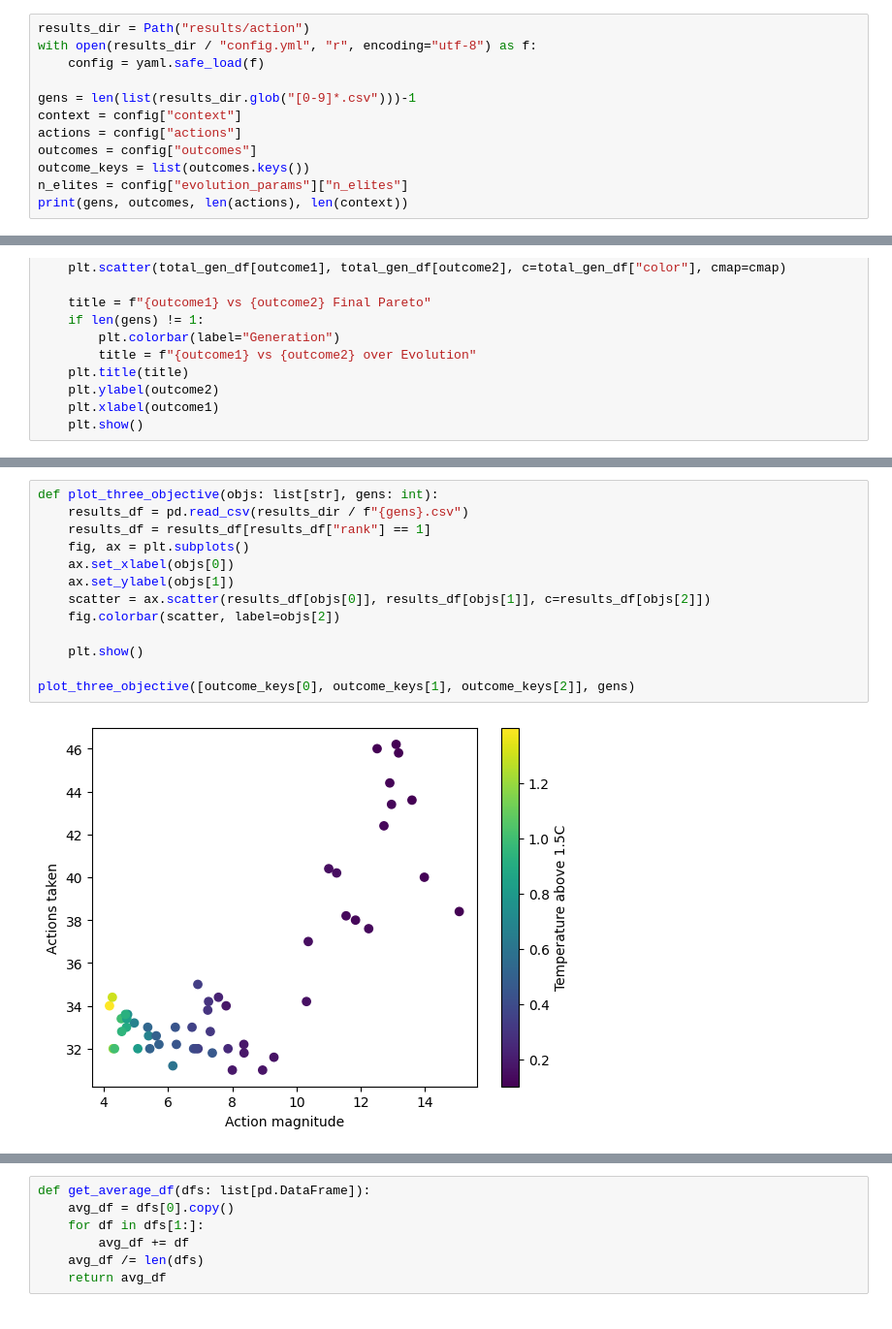
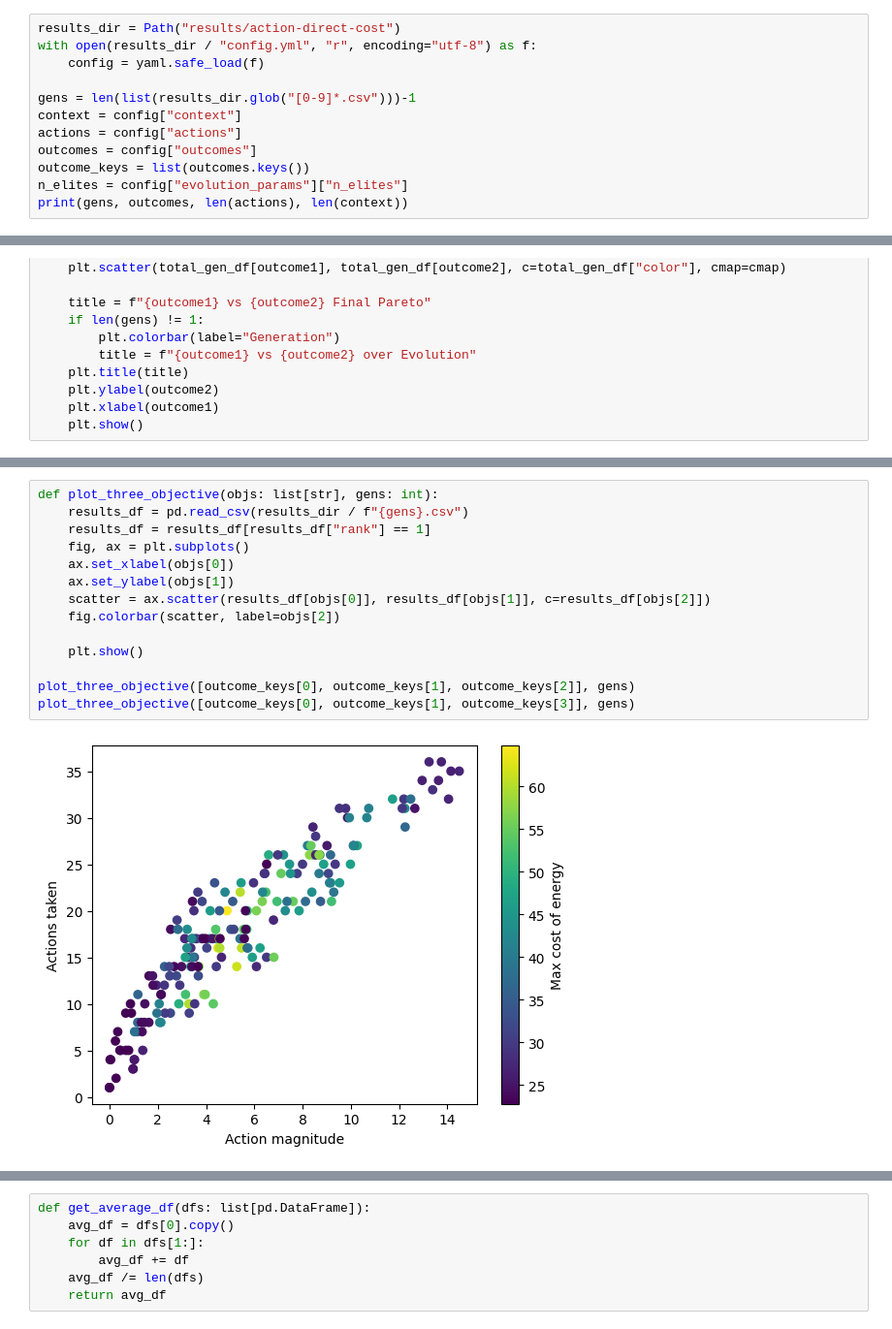
Before and after one commit to cognizant-ai-labs/en-roads-py, a Jupyter notebook: experiments/analysis.ipynb, the cells around one changed output, grey strips where cells are left out. Shown at 97% size. Drawn from its saved outputs; the diff is of its cells as text.

```diff
--- a/experiments/analysis.ipynb
+++ b/experiments/analysis.ipynb
@@ -13,6 +13,6 @@ from enroadspy import load_input_specs
 from enroadspy.generate_url import open_browser, actions_to_url
 # %%
-results_dir = Path("results/action")
+results_dir = Path("results/action-direct-cost")
 with open(results_dir / "config.yml", "r", encoding="utf-8") as f:
     config = yaml.safe_load(f)
 
@@ -171,15 +172,16 @@ plot_two_objective(outcome_keys[1], outcome_keys[0], range(1, gens+1, 5))
 # %%
 def plot_three_objective(objs: list[str], gens: int):
     results_df = pd.read_csv(results_dir / f"{gens}.csv")
     results_df = results_df[results_df["rank"] == 1]
     fig, ax = plt.subplots()
     ax.set_xlabel(objs[0])
     ax.set_ylabel(objs[1])
     scatter = ax.scatter(results_df[objs[0]], results_df[objs[1]], c=results_df[objs[2]])
     fig.colorbar(scatter, label=objs[2])
 
     plt.show()
 
 plot_three_objective([outcome_keys[0], outcome_keys[1], outcome_keys[2]], gens)
+plot_three_objective([outcome_keys[0], outcome_keys[1], outcome_keys[3]], gens)
 # %% [output]
-[figure, old version]
+[figure, new version]
```
Also changed, not shown: parts of 19 cells of this notebook, 4 other files.
